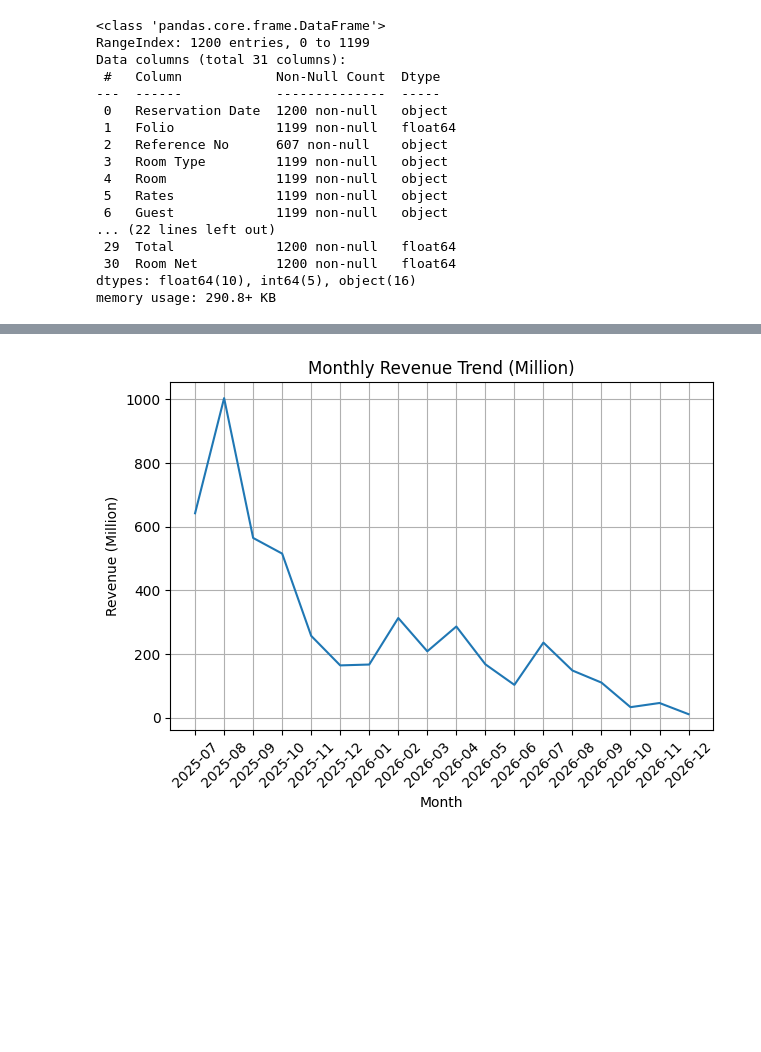
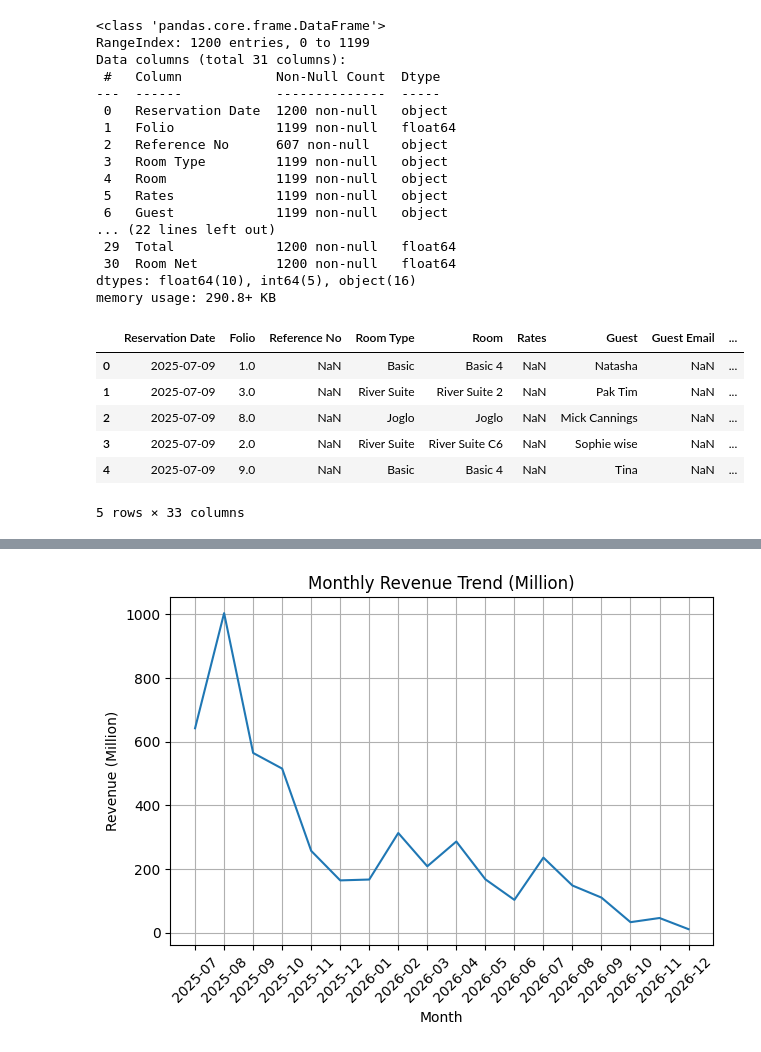
Before and after one commit to mahaputra971/pt_skp_ota_analyst, a Jupyter notebook: pondok_pitaya_analyst/pp_guespro.ipynb, the cells around one changed output, grey strips where cells are left out. Saved outputs shown, nothing was run; the diff lists cells and outputs as text; code cells hidden in the pictures; blank space fills up the shorter version.

```diff
--- a/pondok_pitaya_analyst/pp_guespro.ipynb
+++ b/pondok_pitaya_analyst/pp_guespro.ipynb
@@ -35,3 +35,13 @@ Data columns (total 31 columns):
  30  Room Net          1200 non-null   float64
 dtypes: float64(10), int64(5), object(16)
 memory usage: 290.8+ KB
+# %%
+df.head()
+# %% [output]
+|  | Reservation Date | Folio | Reference No | Room Type | Room | Rates | Guest | Guest Email | ... |
+| 0 | 2025-07-09 | 1.0 | NaN | Basic | Basic 4 | NaN | Natasha | NaN | ... |
+| 1 | 2025-07-09 | 3.0 | NaN | River Suite | River Suite 2 | NaN | Pak Tim | NaN | ... |
+| 2 | 2025-07-09 | 8.0 | NaN | Joglo | Joglo | NaN | Mick Cannings | NaN | ... |
+| 3 | 2025-07-09 | 2.0 | NaN | River Suite | River Suite C6 | NaN | Sophie wise | NaN | ... |
+| 4 | 2025-07-09 | 9.0 | NaN | Basic | Basic 4 | NaN | Tina | NaN | ... |
+5 rows × 33 columns
```
Also changed, not shown: parts of 6 cells of this notebook, 4 other files.
